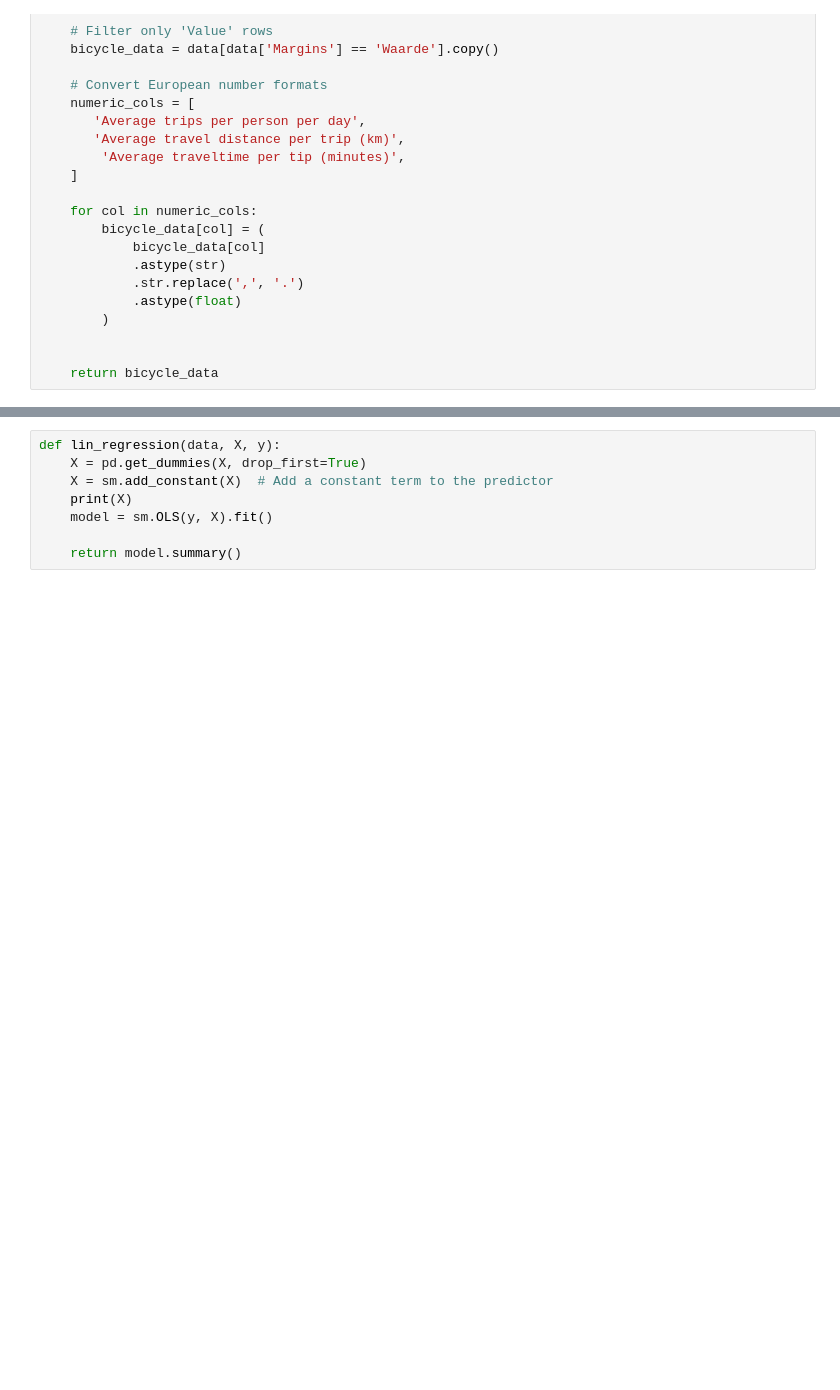
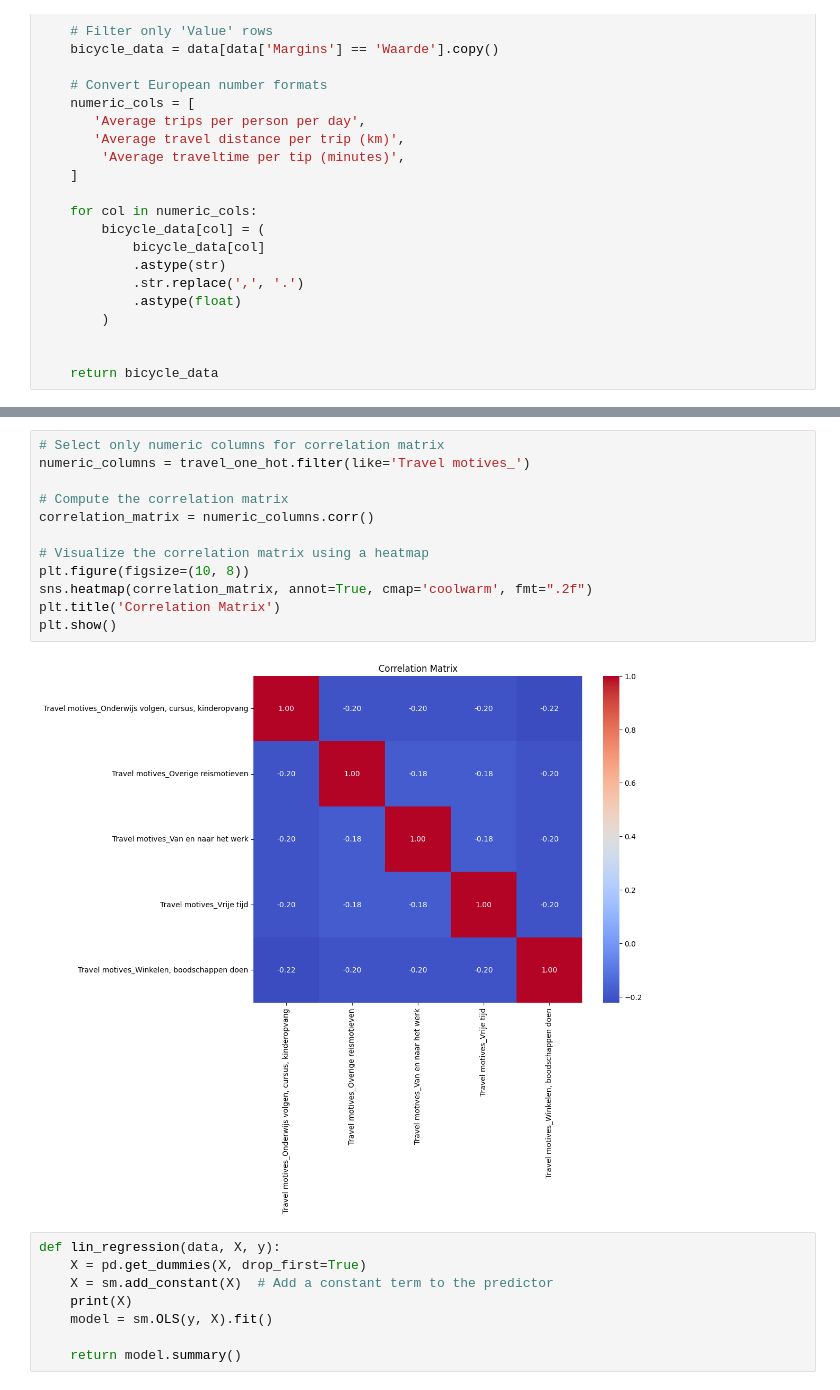
Before and after one commit to Angel-1213/six4change-quant-data, a Jupyter notebook: data analysis/Linear-regression.ipynb, the cells around one changed output, grey strips where cells are left out. Cells and saved outputs as stored; diff of their text form; blank space fills up the shorter version.

```diff
--- a/data analysis/Linear-regression.ipynb
+++ b/data analysis/Linear-regression.ipynb
@@ -127,3 +129,17 @@ plt.show()
+# %%
+# Select only numeric columns for correlation matrix
+numeric_columns = travel_one_hot.filter(like='Travel motives_')
+
+# Compute the correlation matrix
+correlation_matrix = numeric_columns.corr()
+
+# Visualize the correlation matrix using a heatmap
+plt.figure(figsize=(10, 8))
+sns.heatmap(correlation_matrix, annot=True, cmap='coolwarm', fmt=".2f")
+plt.title('Correlation Matrix')
+plt.show()
+# %% [output]
+[figure, added]
 # %%
 def lin_regression(data, X, y):
     X = pd.get_dummies(X, drop_first=True)
```
Also changed, not shown: parts of 5 cells of this notebook.
